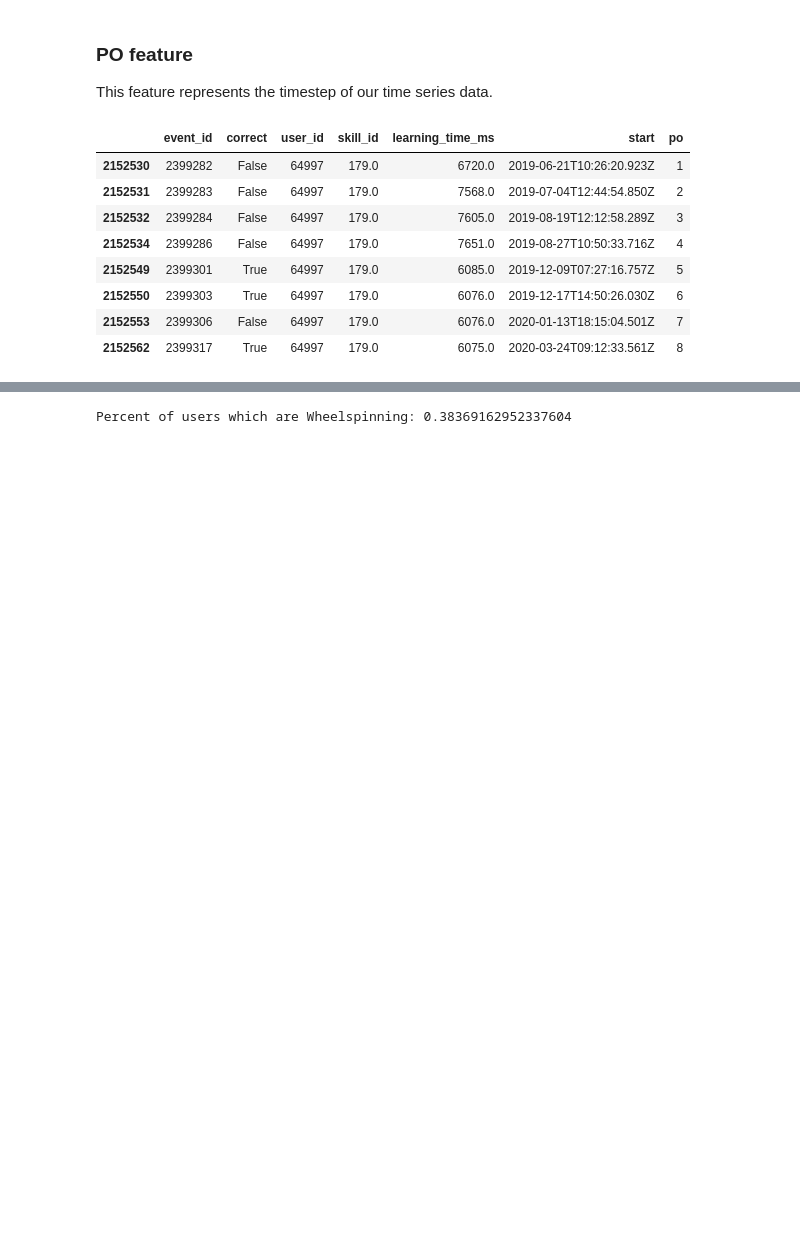
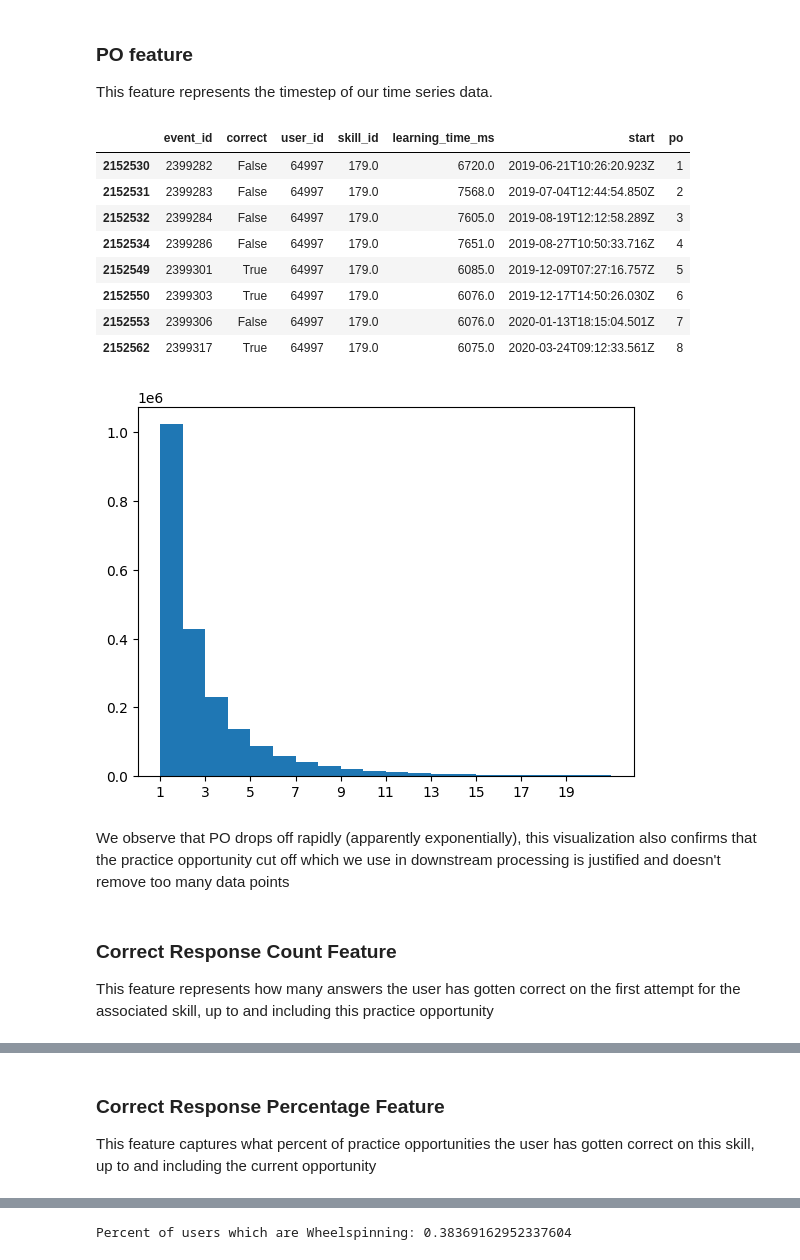
Before and after one commit to odudler/mlbd2023, a Jupyter notebook: m4_calcularis_report.ipynb, the cells around one changed output, grey strips where cells are left out. Saved outputs shown, nothing was run; the diff lists cells and outputs as text; code cells hidden in the pictures; blank space fills up the shorter version.

Commit message:
Tidied up processing cells

```diff
--- a/m4_calcularis_report.ipynb
+++ b/m4_calcularis_report.ipynb
@@ -170 +170,12 @@ plt.hist(processed_df.po)
+# %%
+plt.hist(processed_df.po, bins=20, range=(1,21))
+plt.xticks(np.arange(1,20,2))
+plt.show()
+# %% [output]
+[figure, added]
+# %% [markdown]
+We observe that PO drops off rapidly (apparently exponentially), this visualization also confirms that the practice opportunity cut off which we use in downstream processing is justified and doesn't remove too many data points
+# %% [markdown]
+### Correct Response Count Feature
+This feature represents how many answers the user has gotten correct on the first attempt for the associated skill, up to and including this practice opportunity
 # %%
@@ -188,6 +196,9 @@ processed_df[(processed_df.user_id==4) & (processed_df.skill_id==51)]
 | 359 | 455 | True | 4 | 51.0 | 7356.0 | 2022-06-02T09:37:29.947Z | 5 | 4 |
 | 365 | 464 | True | 4 | 51.0 | 7178.0 | 2022-06-24T09:16:53.320Z | 6 | 5 |
 | 381 | 481 | True | 4 | 51.0 | 7388.0 | 2022-10-07T06:36:00.802Z | 7 | 6 |
+# %% [markdown]
+### Correct Response Percentage Feature
+This feature captures what percent of practice opportunities the user has gotten correct on this skill, up to and including the current opportunity
 # %%
 '''
 processed_df['correct_response_percentage'] = processed_df.apply(
```
Also changed, not shown: parts of 27 cells of this notebook.
